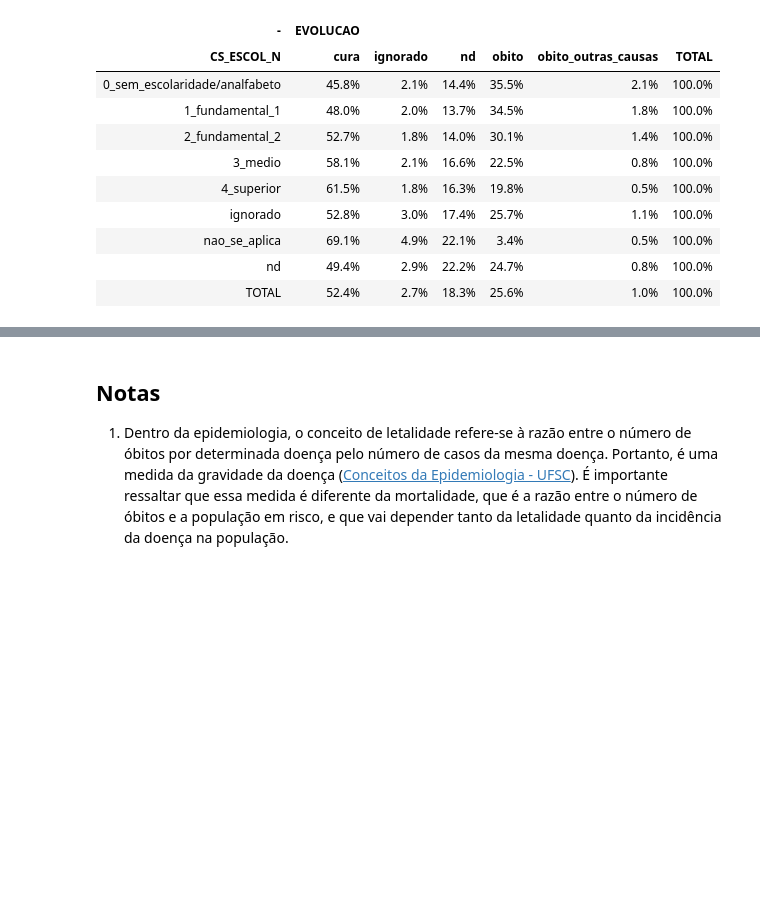
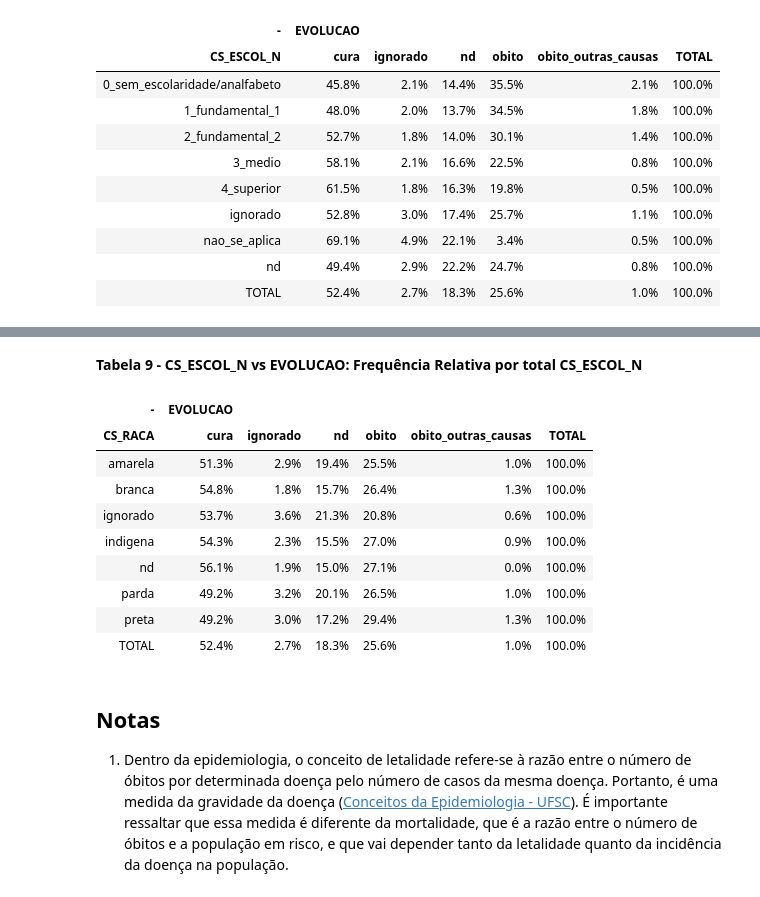
Before and after one commit to victor-marchesini/myfastpage, a Jupyter notebook: _notebooks/2021-06-06-AtividadeFinal-Parte1.ipynb, the cells around one changed output, grey strips where cells are left out. Drawn from its saved outputs; the diff is of its cells as text; code cells hidden in the pictures; blank space fills up the shorter version.

```diff
--- a/_notebooks/2021-06-06-AtividadeFinal-Parte1.ipynb
+++ b/_notebooks/2021-06-06-AtividadeFinal-Parte1.ipynb
@@ -816,3 +898,23 @@ show_table(df,cols_left=None,use_index=1,drop_original_index=False,multi_index=T
+# %% [markdown]
+**Tabela 9 - CS_ESCOL_N vs EVOLUCAO: Frequência Relativa por total CS_ESCOL_N**
+# %%
+#hide_input
+
+df = df.div(df['TOTAL'],axis=0)
+
+formatter = {col:'{:.1%}'.format for col in df.columns[:]}
+show_table(df,cols_left=None,use_index=1,drop_original_index=False,multi_index=True,add_total_row=1,hide_index=True,**formatter)
+# %% [output]
+| - | EVOLUCAO |  |  |  |  |  |
+| CS_RACA | cura | ignorado | nd | obito | obito_outras_causas | TOTAL |
+| amarela | 51.3% | 2.9% | 19.4% | 25.5% | 1.0% | 100.0% |
+| branca | 54.8% | 1.8% | 15.7% | 26.4% | 1.3% | 100.0% |
+| ignorado | 53.7% | 3.6% | 21.3% | 20.8% | 0.6% | 100.0% |
+| indigena | 54.3% | 2.3% | 15.5% | 27.0% | 0.9% | 100.0% |
+| nd | 56.1% | 1.9% | 15.0% | 27.1% | 0.0% | 100.0% |
+| parda | 49.2% | 3.2% | 20.1% | 26.5% | 1.0% | 100.0% |
+| preta | 49.2% | 3.0% | 17.2% | 29.4% | 1.3% | 100.0% |
+| TOTAL | 52.4% | 2.7% | 18.3% | 25.6% | 1.0% | 100.0% |
 # %% [markdown]
 ## Notas
 
```
Also changed, not shown: parts of 35 cells of this notebook.
